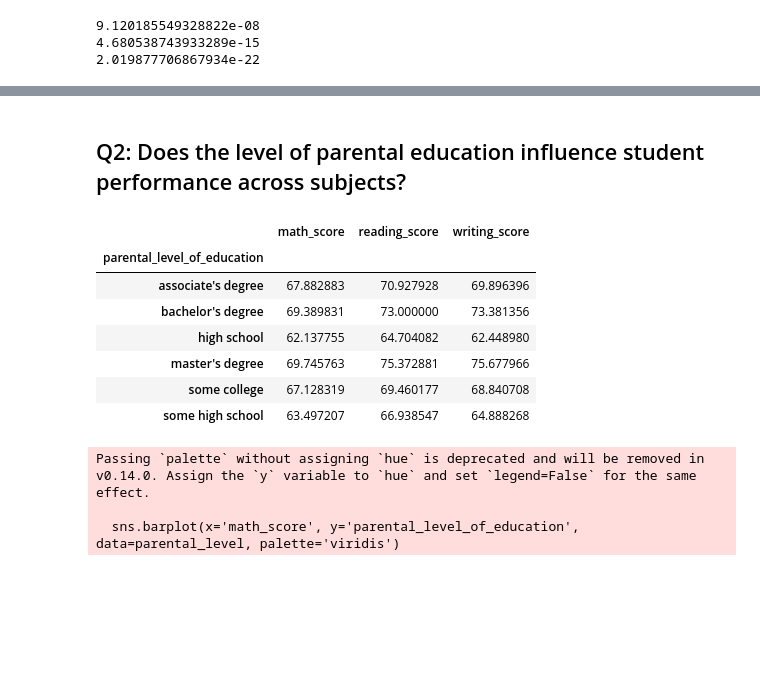
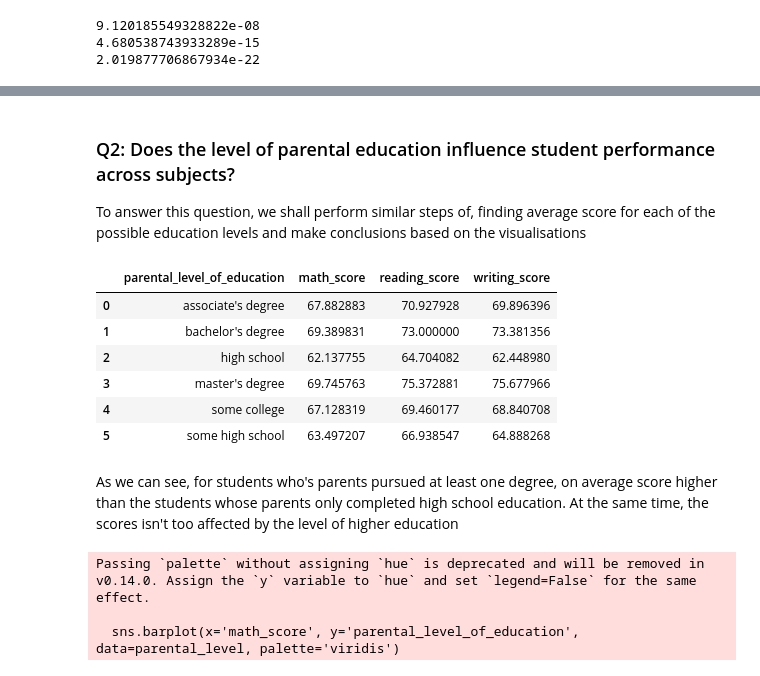
Before and after one commit to garimeh/student_performance, a Jupyter notebook: student_performance.ipynb, the cells around one changed output, grey strips where cells are left out. Drawn from its saved outputs; the diff is of its cells as text; code cells hidden in the pictures; blank space fills up the shorter version.

```diff
--- a/student_performance.ipynb
+++ b/student_performance.ipynb
@@ -208,15 +318,18 @@ Passing `palette` without assigning `hue` is deprecated and will be removed in v
 # %% [markdown]
-## Q2: Does the level of parental education influence student performance across subjects?
+### Q2: Does the level of parental education influence student performance across subjects?
+To answer this question, we shall perform similar steps of, finding average score for each of the possible education levels and make conclusions based on the visualisations
 # %%
-parental_level = df.groupby('parental_level_of_education')[['math_score', 'reading_score', 'writing_score']].mean()
+# Calculating the average scores for each group of parental education
+parental_level = df.groupby('parental_level_of_education')[['math_score', 'reading_score', 'writing_score']].mean().reset_index()
 parental_level
 # %% [output]
-|  | math_score | reading_score | writing_score |
-| parental_level_of_education |  |  |  |
-| associate's degree | 67.882883 | 70.927928 | 69.896396 |
-| bachelor's degree | 69.389831 | 73.000000 | 73.381356 |
-| high school | 62.137755 | 64.704082 | 62.448980 |
-| master's degree | 69.745763 | 75.372881 | 75.677966 |
-| some college | 67.128319 | 69.460177 | 68.840708 |
-| some high school | 63.497207 | 66.938547 | 64.888268 |
+|  | parental_level_of_education | math_score | reading_score | writing_score |
+| 0 | associate's degree | 67.882883 | 70.927928 | 69.896396 |
+| 1 | bachelor's degree | 69.389831 | 73.000000 | 73.381356 |
+| 2 | high school | 62.137755 | 64.704082 | 62.448980 |
+| 3 | master's degree | 69.745763 | 75.372881 | 75.677966 |
+| 4 | some college | 67.128319 | 69.460177 | 68.840708 |
+| 5 | some high school | 63.497207 | 66.938547 | 64.888268 |
+# %% [markdown]
+As we can see, for students who's parents pursued at least one degree, on average score higher than the students whose parents only completed high school education. At the same time, the scores isn't too affected by the level of higher education
 # %%
```
Also changed, not shown: parts of 40 cells of this notebook.
